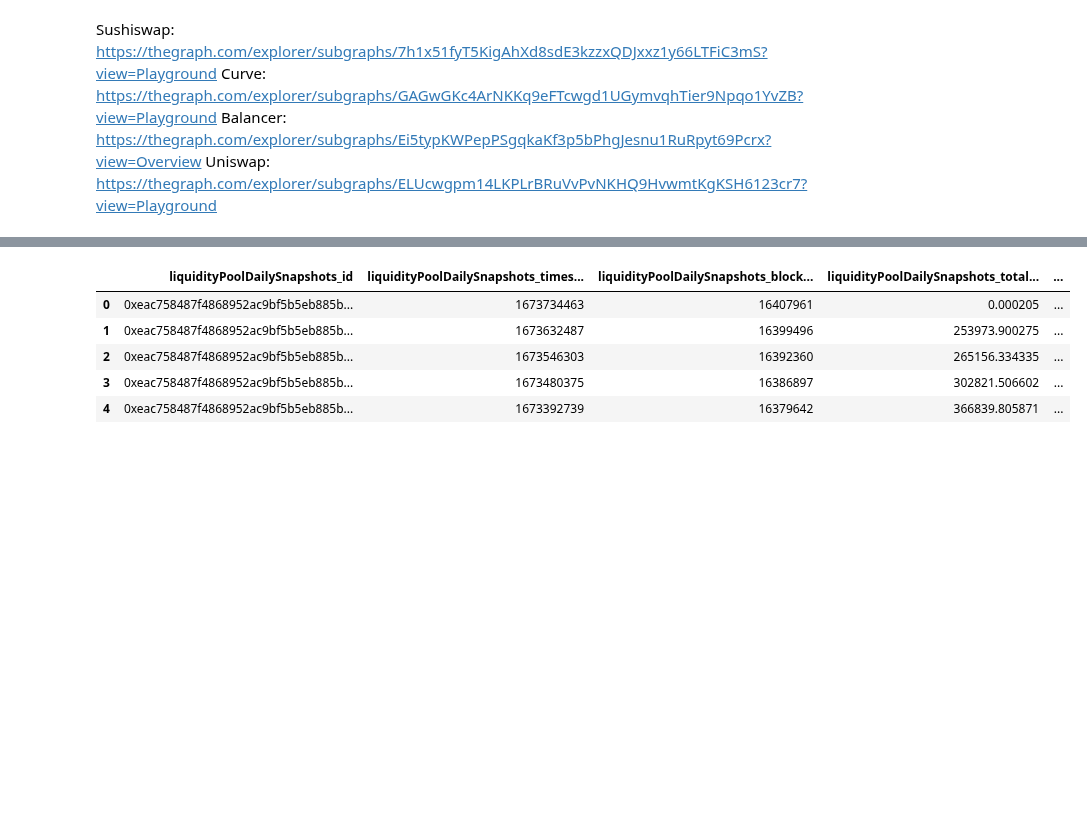
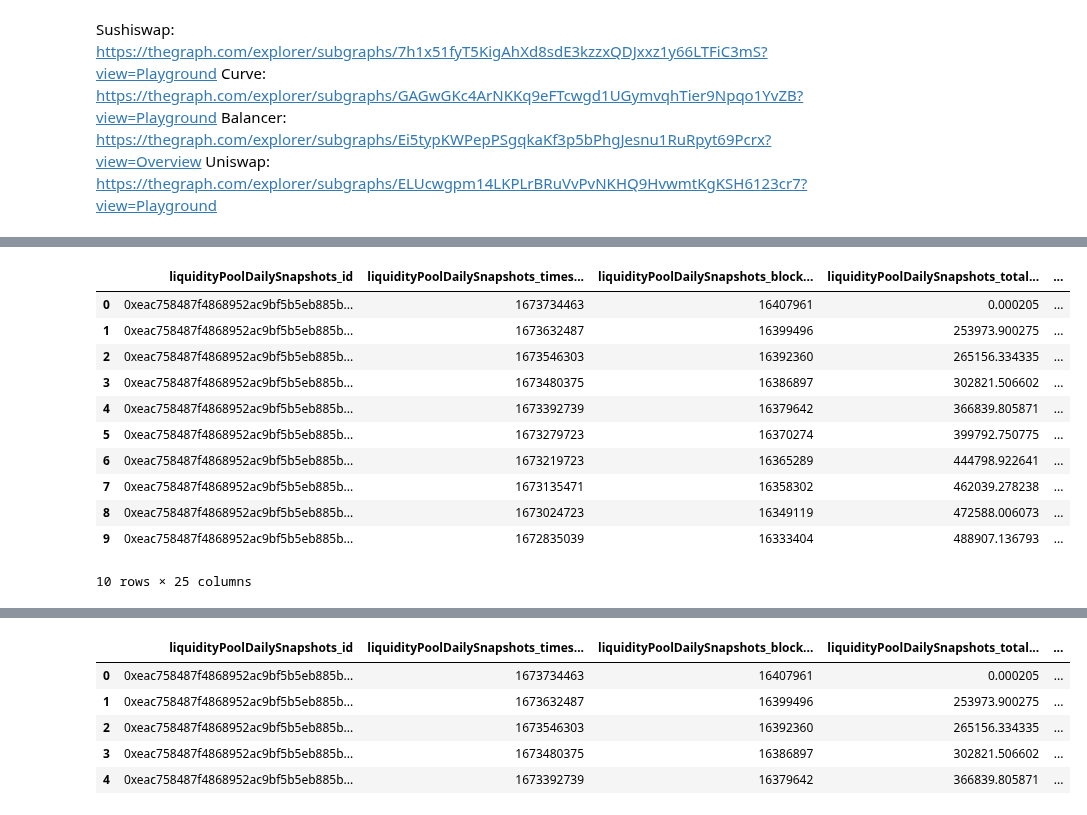
Before and after one commit to EdgeCaser/EconohmetricsOld, a Jupyter notebook: poolPuller.ipynb, the cells around one changed output, grey strips where cells are left out. Drawn from its saved outputs; the diff is of its cells as text; code cells hidden in the pictures; blank space fills up the shorter version.

```diff
--- a/poolPuller.ipynb
+++ b/poolPuller.ipynb
@@ -228,7 +230,6 @@ uniswap = sg.load_api('https://gateway.thegraph.com/api/'+apiKey+'/subgraphs/id/
 listLength=1000
 trigger=0
 pool_list = pd.DataFrame()
-
 
 pools7 = uniswap.Query.liquidityPoolDailySnapshots(
         orderBy='id',
@@ -272,6 +273,9 @@ ticker = 1
 
 listLength = len(pool_list)
 pool_list_length = len(pool_list)
+print('first pull: '+ str(pool_list_length) )
+uniswap_pool_datadb = pool_list
+
 
 while listLength>999:
     #listLength=0
@@ -320,9 +324,10 @@ while listLength>999:
     recordTimestamp = pool_list.iat[ticker,1]
     ticker = ticker+1
     pool_list_length = len(pool_list)
-    listLength = len(balancer_pool_datadb)
+    listLength = len(uniswap_pool_datadb)
     value1 = pool_list.iat[ticker,23]
     uniswap_pool_datadb = pool_list
 
 print("ticker: ", ticker," - records collected: ", listLength, " - token: ",value1 , " - pool list length: ", pool_list_length, " - record from: ", recordTimestamp)
+uniswap_pool_datadb.head(10)
 # %% [output]
@@ -330,3 +336,15 @@ ticker:  1  - records collected:  918  - token:  2023-01-19 00:33:59  - pool lis
+|  | liquidityPoolDailySnapshots_id | liquidityPoolDailySnapshots_times... | liquidityPoolDailySnapshots_block... | liquidityPoolDailySnapshots_total... | ... |
+| 0 | 0xeac758487f4868952ac9bf5b5eb885b... | 1673734463 | 16407961 | 0.000205 | ... |
+| 1 | 0xeac758487f4868952ac9bf5b5eb885b... | 1673632487 | 16399496 | 253973.900275 | ... |
+| 2 | 0xeac758487f4868952ac9bf5b5eb885b... | 1673546303 | 16392360 | 265156.334335 | ... |
+| 3 | 0xeac758487f4868952ac9bf5b5eb885b... | 1673480375 | 16386897 | 302821.506602 | ... |
+| 4 | 0xeac758487f4868952ac9bf5b5eb885b... | 1673392739 | 16379642 | 366839.805871 | ... |
+| 5 | 0xeac758487f4868952ac9bf5b5eb885b... | 1673279723 | 16370274 | 399792.750775 | ... |
+| 6 | 0xeac758487f4868952ac9bf5b5eb885b... | 1673219723 | 16365289 | 444798.922641 | ... |
+| 7 | 0xeac758487f4868952ac9bf5b5eb885b... | 1673135471 | 16358302 | 462039.278238 | ... |
+| 8 | 0xeac758487f4868952ac9bf5b5eb885b... | 1673024723 | 16349119 | 472588.006073 | ... |
+| 9 | 0xeac758487f4868952ac9bf5b5eb885b... | 1672835039 | 16333404 | 488907.136793 | ... |
+10 rows × 25 columns
 # %%
 ##CURVE POOLS
 curve = sg.load_api('https://gateway.thegraph.com/api/'+apiKey+'/subgraphs/id/GAGwGKc4ArNKKq9eFTcwgd1UGymvqhTier9Npqo1YvZB')
```
Also changed, not shown: parts of 13 cells of this notebook, 1 other file.
